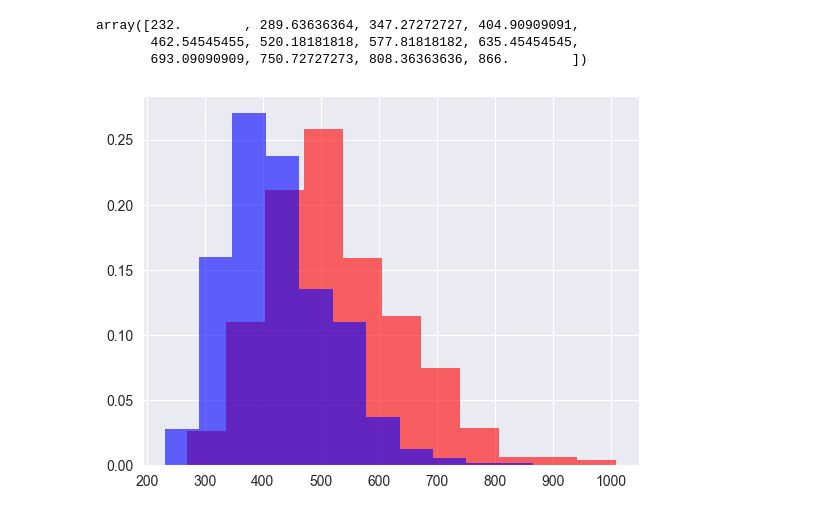
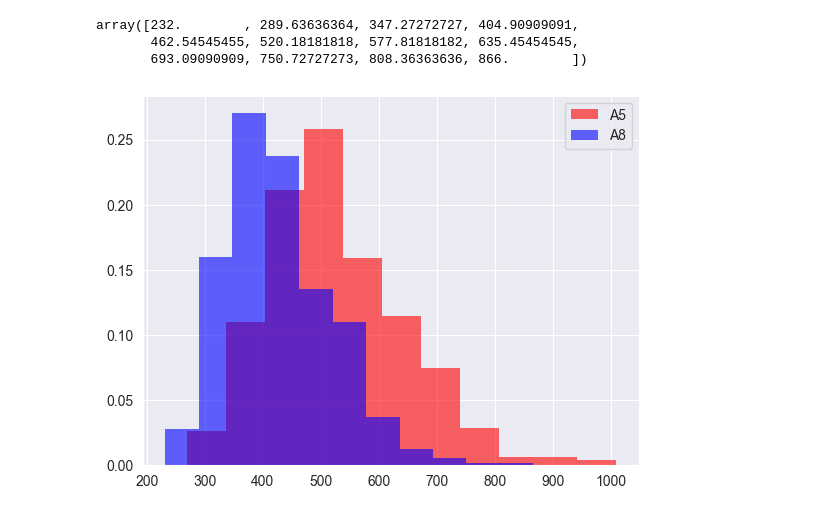
Before and after one commit to MEPhI-Floppas/matstat.py, a Jupyter notebook: bdz/luckich/bdz-5.ipynb, the cells around one changed output. Cells and saved outputs as stored; diff of their text form; code cells hidden in the pictures.

```diff
--- a/bdz/luckich/bdz-5.ipynb
+++ b/bdz/luckich/bdz-5.ipynb
@@ -10,6 +10,7 @@ import pandas as pd
 # %%
 X1 = pd.read_excel(open('table.xls', 'rb'), sheet_name='A - aaup')['A5'].to_numpy()
 X2 = pd.read_excel(open('table.xls', 'rb'), sheet_name='A - aaup')['A8'].to_numpy()
+bins_number = 11
 # %% [markdown]
 ## $Z = \frac{H - \frac{1}{2}}{\sqrt(\frac{1}{4n})} = 2\sqrt(n)(H - \frac{1}{2})$
 ## $Z = \frac{1}{\sqrt(2\pi)\sigma}exp(-\frac{(x - \mu)^2}{2\sigma^2})$
@@ -72,11 +93,12 @@ array([232.        , 289.63636364, 347.27272727, 404.90909091,
        462.54545455, 520.18181818, 577.81818182, 635.45454545,
        693.09090909, 750.72727273, 808.36363636, 866.        ])
 # %%
-X3, bins3 = np.histogram(X1, bins=11)
-plt.stairs(X3 / len(X1), edges=bins3, fill=True, color='red', alpha=0.6)
-X4, bins4 = np.histogram(X2, bins=11)
-plt.stairs(X4 / len(X2), edges=bins4, fill=True, color='blue', alpha=0.6)
+X3, bins3 = np.histogram(X1, bins=bins_number)
+plt.stairs(X3 / len(X1), edges=bins3, fill=True, color='red', alpha=0.6, label="A5")
+X4, bins4 = np.histogram(X2, bins=bins_number)
+plt.stairs(X4 / len(X2), edges=bins4, fill=True, color='blue', alpha=0.6, label="A8")
+plt.legend()
 plt.show()
 # %% [output]
-[figure, old version]
+[figure, new version]
 # %%
```
Also changed, not shown: parts of 14 cells of this notebook, 1 other file.
